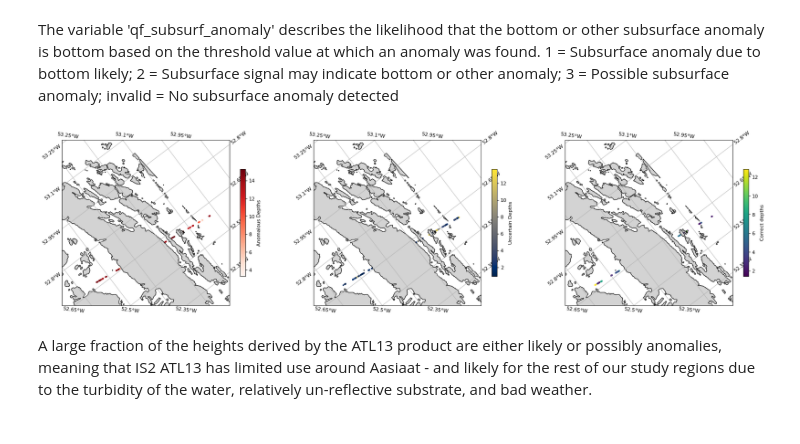
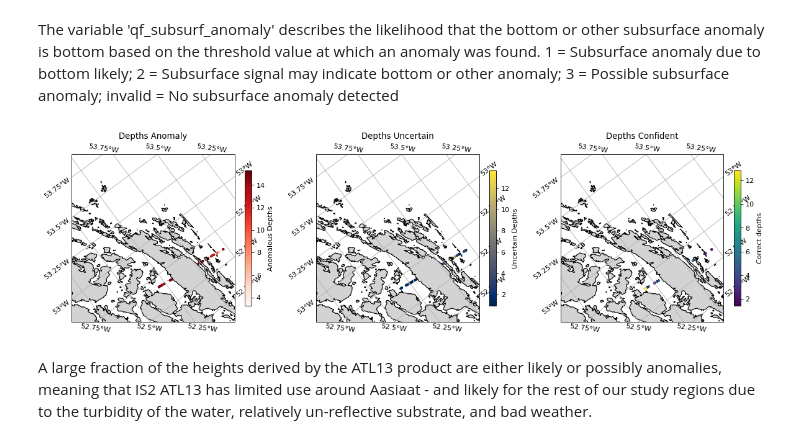
Before and after one commit to cescherbrayton/ATL13-depths, a Jupyter notebook: final_is2_bathymetry.ipynb, the cells around one changed output. Drawn from its saved outputs; the diff is of its cells as text; code cells hidden in the pictures.

Commit message:
add correct

```diff
--- a/final_is2_bathymetry.ipynb
+++ b/final_is2_bathymetry.ipynb
@@ -173,7 +173,7 @@ gl.labels_top = gl.labels_right = False
 gl.xformatter = LONGITUDE_FORMATTER
 gl.yformatter = LATITUDE_FORMATTER
 ax.set_extent(extent)
-
+ax.set_title('Coverage of ATL13 depths for Aasiaat')
 shp = shapereader.Reader('./data/Aasiaat_t3.shp')
 for record, geometry in zip(shp.records(), shp.geometries()):
     ax.add_geometries([geometry], ccrs.PlateCarree(), facecolor='lightgray',
@@ -311,6 +311,8 @@ ax1.set_title(title)
 ax1.set_xlim([68.6, 68.8])
 ax1.set_ylim([15, 30])
 ax1.legend(loc='lower left')
+ax1.set_xlabel('Latitude')
+ax1.set_ylabel('Geoid Height')
 
 ax2 = fig.add_subplot(122, projection=ccrs.NorthPolarStereo())
 gl = ax2.gridlines(draw_labels=True)
@@ -318,7 +320,7 @@ gl.labels_top = gl.labels_right = False
 gl.xformatter = LONGITUDE_FORMATTER
 gl.yformatter = LATITUDE_FORMATTER
 ax2.set_extent(extent)
-
+ax2.set_title('ATL13 depths')
 shp = shapereader.Reader('./data/Aasiaat_t3.shp')
 for record, geometry in zip(shp.records(), shp.geometries()):
     ax2.add_geometries([geometry], ccrs.PlateCarree(), facecolor='lightgray',
@@ -374,14 +378,14 @@ atl03
 # %% [markdown]
 The variable 'qf_subsurf_anomaly' describes the likelihood that the bottom or other subsurface anomaly is bottom based on the threshold value at which an anomaly was found. 1 = Subsurface anomaly due to bottom likely; 2 = Subsurface signal may indicate bottom or other anomaly; 3 = Possible subsurface anomaly; invalid = No subsurface anomaly detected
 # %%
-fig = plt.figure(figsize=(26, 10), dpi= 80, facecolor='w', edgecolor='k', tight_layout=True)
+fig = plt.figure(figsize=(18, 9), dpi= 80, facecolor='w', edgecolor='k', tight_layout=True)
 ax1 = fig.add_subplot(131, projection=ccrs.NorthPolarStereo())
 gl = ax1.gridlines(draw_labels=True)
 gl.labels_top = gl.labels_right = False
 gl.xformatter = LONGITUDE_FORMATTER
 gl.yformatter = LATITUDE_FORMATTER
 ax1.set_extent(extent)
-
+ax1.set_title('Depths Anomaly')
 mask1 = (dfs['qf_subsurf_anomaly'] == 3)
 dfs['anomaly'] = dfs['depths'][mask1]
 
@@ -389,7 +393,7 @@ shp = shapereader.Reader('./data/Aasiaat_t3.shp')
 for record, geometry in zip(shp.records(), shp.geometries()):
     ax1.add_geometries([geometry], ccrs.PlateCarree(), facecolor='lightgray',
                       edgecolor='black')
-plt.scatter(dfs['lon'], dfs['lat'],c=dfs['anomaly'],s=4, cmap = 'Reds', transform=ccrs.PlateCarree())
+plt.scatter(dfs['lon'], dfs['lat'],c=dfs['anomaly'],s=5, cmap = 'Reds', transform=ccrs.PlateCarree())
 plt.colorbar(label='Anomalous Depths', shrink=0.4)
 
 #apply mask to show which parts of track are anomalies
@@ -400,36 +404,37 @@ ax2 = fig.add_subplot(132, projection=ccrs.NorthPolarStereo())
 gl = ax2.gridlines(draw_labels=True)
 gl.labels_top = gl.labels_right = False
 gl.xformatter = LONGITUDE_FORMATTER
 gl.yformatter = LATITUDE_FORMATTER
 ax2.set_extent(extent)
-
+ax2.set_title('Depths Uncertain')
 shp = shapereader.Reader('./data/Aasiaat_t3.shp')
 for record, geometry in zip(shp.records(), shp.geometries()):
     ax2.add_geometries([geometry], ccrs.PlateCarree(), facecolor='lightgray',
                       edgecolor='black')
-plt.scatter(dfs['lon'], dfs['lat'],c=dfs['depths_uncertain'],s=4, cmap = 'cividis', transform=ccrs.PlateCarree())
+plt.scatter(dfs['lon'], dfs['lat'],c=dfs['depths_uncertain'],s=5, cmap = 'cividis', transform=ccrs.PlateCarree())
 plt.colorbar(label='Uncertain Depths', shrink=0.4)
 
 mask2 = (dfs['qf_subsurf_anomaly'] == 1)
 dfs['depths_correct'] = dfs['depths'][mask2]
 
 ax3 = fig.add_subplot(133, projection=ccrs.NorthPolarStereo())
 gl = ax3.gridlines(draw_labels=True)
 gl.labels_top = gl.labels_right = False
 gl.xformatter = LONGITUDE_FORMATTER
 gl.yformatter = LATITUDE_FORMATTER
 ax3.set_extent(extent)
+ax3.set_title('Depths Confident')
 
 shp = shapereader.Reader('./data/Aasiaat_t3.shp')
 for record, geometry in zip(shp.records(), shp.geometries()):
     ax3.add_geometries([geometry], ccrs.PlateCarree(), facecolor='lightgray',
                       edgecolor='black')
-plt.scatter(dfs['lon'], dfs['lat'],c=dfs['depths_correct'],s=4, cmap = 'viridis', transform=ccrs.PlateCarree())
+plt.scatter(dfs['lon'], dfs['lat'],c=dfs['depths_correct'],s=5, cmap = 'viridis', transform=ccrs.PlateCarree())
 plt.colorbar(label='Correct depths', shrink=0.4)
 
 
 plt.show()
 # %% [output]
-[figure, old version]
+[figure, new version]
 # %% [markdown]
 A large fraction of the heights derived by the ATL13 product are either likely or possibly anomalies, meaning that IS2 ATL13 has limited use around Aasiaat - and likely for the rest of our study regions due to the turbidity of the water, relatively un-reflective substrate, and bad weather.
```
Also changed, not shown: parts of 3 cells of this notebook, 6 other files.
